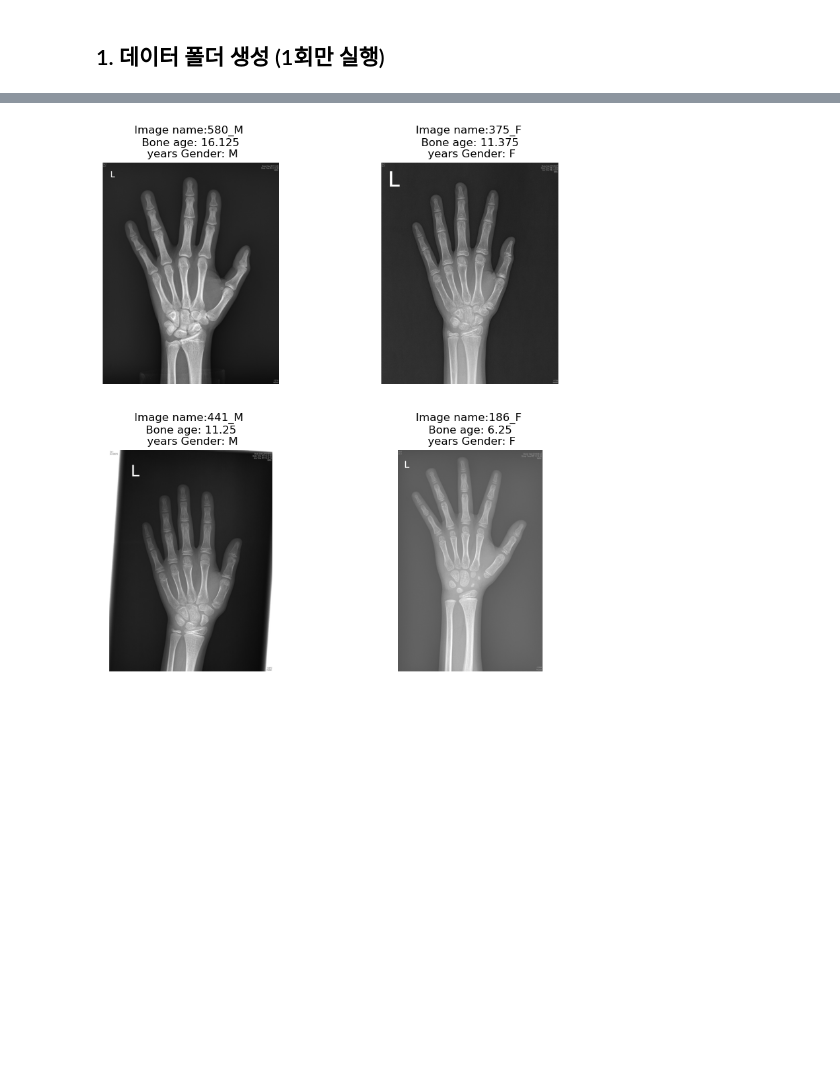
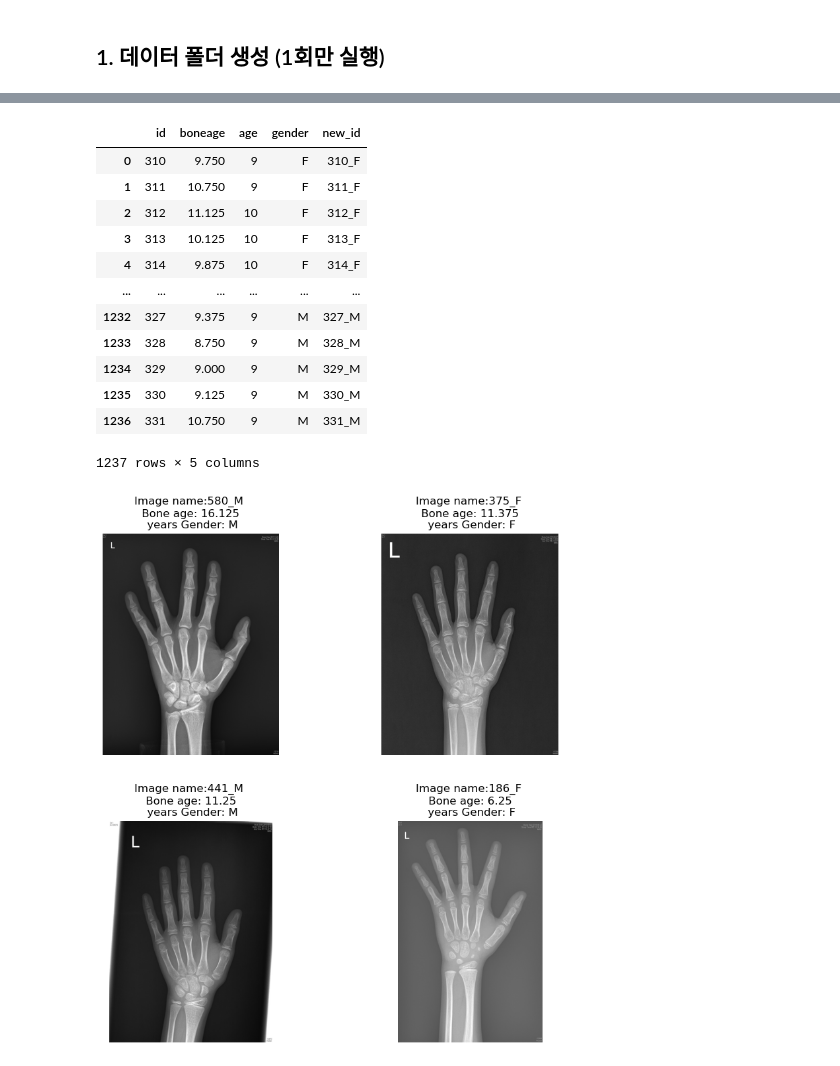
Before and after one commit to Junoflows/BoneAge_Project, a Jupyter notebook: practice.ipynb, the cells around one changed output, grey strips where cells are left out. Cells and saved outputs as stored; diff of their text form; code cells hidden in the pictures; blank space fills up the shorter version.

```diff
--- a/practice.ipynb
+++ b/practice.ipynb
@@ -22,13 +26,0 @@ zip_path=glob.glob(path+"/*.zip")
-# %%
-#zip파일 압축 해제 후 위치 변경
-for zip in zip_path:
-    zipfile.ZipFile(zip).extractall(data_path)
-# %%
-#이중 폴더 내 이미지 꺼내기
-folder_path=glob.glob(data_path+"BA*")
-for in_path in folder_path:
-    tmp=os.listdir(in_path)
-    for i in tmp:
-        os.rename(in_path+"/"+i,data_path+str(int(i[0:3]))+i[3:])
-
-    os.rmdir(in_path)
@@ -51,0 +64,19 @@ df.to_csv('./골밀도 데이터/data/clin_info.csv', index = 0)
+# %%
+# 이중 폴더 꺼내는 것 제외하면 female 작업과 같음
+for zip_file in zip_path_M:
+    zipfile.ZipFile(zip_file).extractall(data_path_M)
+
+df_m = pd.DataFrame()
+folder_path = glob.glob(data_path_M + "BA*")
+for in_path, xlsx_file in zip(folder_path, xlsx_path_M):
+    xlsx_m = pd.read_excel(xlsx_file, index_col=0)
+    df_m = pd.concat([df_m, xlsx_m], axis = 0)
+
+    temp = os.listdir(in_path)
+    for tmp in temp:
+        os.rename(in_path + '/' + tmp, data_path_M + str(i) + '.jpg')
+        i+= 1
+
+    os.rmdir(in_path)
+
+df_m = df_m.reset_index(drop = True)
@@ -51,0 +103,10 @@ df.to_csv('./골밀도 데이터/data/clin_info.csv', index = 0)
+# %%
+# 남여 데이터프레임 합치고 필요한 열만 가져옴
+df = pd.concat([df_f, df_m], axis = 0).reset_index(drop = True)
+df['No'] = df.index + 1
+df['boneage'] = (df['BA 1'] + df['BA 2']) / 2
+df['성별'] = df['성별'].map({2 : 'F', 1:'M'})
+
+df_final = df[['No', '성별', 'boneage']]
+df_final.columns = ['id', 'gender', 'boneage']
+df_final
@@ -77,3 +161,19 @@ Name: count, dtype: int64
+# %%
+df
+# %% [output]
+|  | id | boneage | age | gender | new_id |
+| 0 | 310 | 9.750 | 9 | F | 310_F |
+| 1 | 311 | 10.750 | 9 | F | 311_F |
+| 2 | 312 | 11.125 | 10 | F | 312_F |
+| 3 | 313 | 10.125 | 10 | F | 313_F |
+| 4 | 314 | 9.875 | 10 | F | 314_F |
+| ... | ... | ... | ... | ... | ... |
+| 1232 | 327 | 9.375 | 9 | M | 327_M |
+| 1233 | 328 | 8.750 | 9 | M | 328_M |
+| 1234 | 329 | 9.000 | 9 | M | 329_M |
+| 1235 | 330 | 9.125 | 9 | M | 330_M |
+| 1236 | 331 | 10.750 | 9 | M | 331_M |
+1237 rows × 5 columns
 # %%
 import matplotlib.image as mping
 fig, axes = plt.subplots(2,2, figsize = (10, 10))
```
Also changed, not shown: parts of 9 cells of this notebook, 1 other file.
